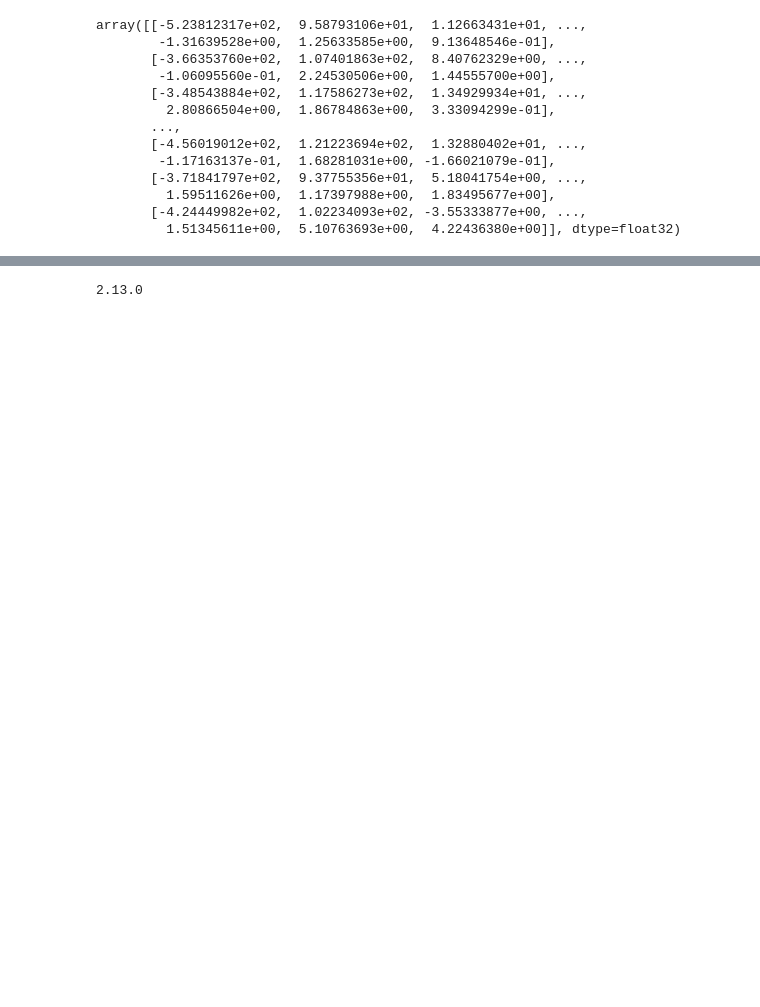
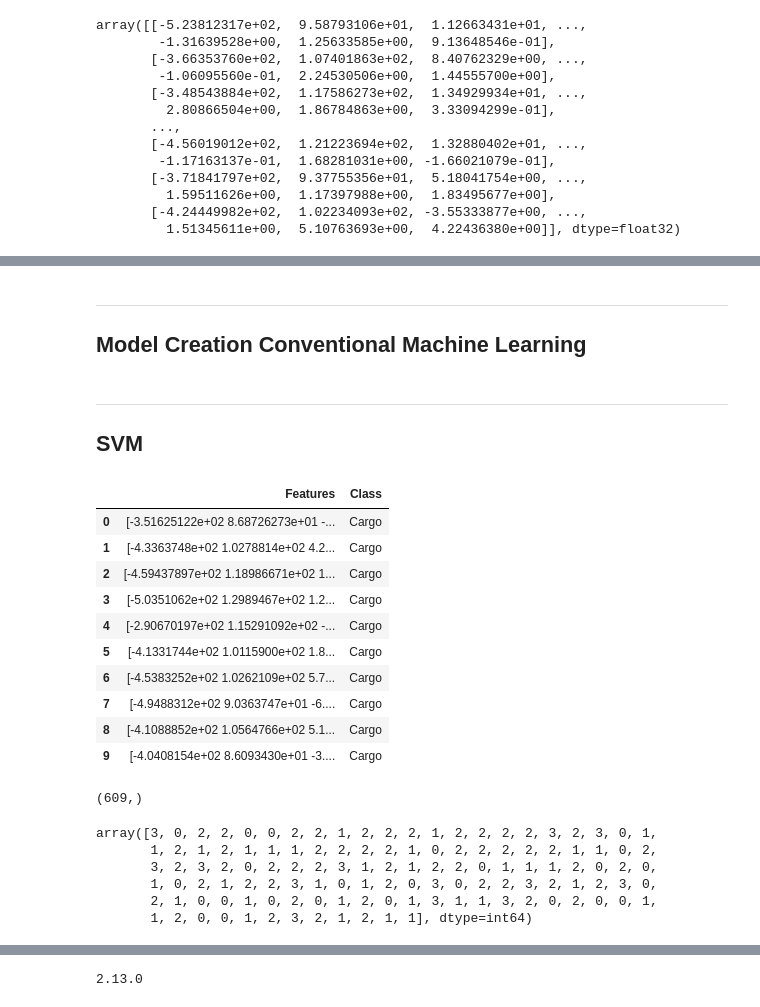
Before and after one commit to hasnaynajmal/oceanvue.buic, a Jupyter notebook: data-preprocessng-sample/data.ipynb, the cells around one changed output, grey strips where cells are left out. Drawn from its saved outputs; the diff is of its cells as text; code cells hidden in the pictures; blank space fills up the shorter version.

Commit message:
Models added: SVM, Decision Tree, ANN

```diff
--- a/data-preprocessng-sample/data.ipynb
+++ b/data-preprocessng-sample/data.ipynb
@@ -173,0 +218,9 @@ Note: you may need to restart the kernel to use updated packages.
+# %% [markdown]
+--------------------------
+Model Creation
+Conventional Machine Learning
+--------------------------
+# %% [markdown]
+----------
+SVM
+----------
@@ -173,0 +229,16 @@ Note: you may need to restart the kernel to use updated packages.
+# %%
+df_new = pd.read_csv(r'extracted_features.csv')
+
+df_new.head(10)
+# %% [output]
+|  | Features | Class |
+| 0 | [-3.51625122e+02 8.68726273e+01 -... | Cargo |
+| 1 | [-4.3363748e+02 1.0278814e+02 4.2... | Cargo |
+| 2 | [-4.59437897e+02 1.18986671e+02 1... | Cargo |
+| 3 | [-5.0351062e+02 1.2989467e+02 1.2... | Cargo |
+| 4 | [-2.90670197e+02 1.15291092e+02 -... | Cargo |
+| 5 | [-4.1331744e+02 1.0115900e+02 1.8... | Cargo |
+| 6 | [-4.5383252e+02 1.0262109e+02 5.7... | Cargo |
+| 7 | [-4.9488312e+02 9.0363747e+01 -6.... | Cargo |
+| 8 | [-4.1088852e+02 1.0564766e+02 5.1... | Cargo |
+| 9 | [-4.0408154e+02 8.6093430e+01 -3.... | Cargo |
@@ -173,0 +260,4 @@ Note: you may need to restart the kernel to use updated packages.
+# %%
+y.shape
+# %% [output]
+(609,)
@@ -173,0 +267,9 @@ Note: you may need to restart the kernel to use updated packages.
+# %%
+y_test_indices
+# %% [output]
+array([3, 0, 2, 2, 0, 0, 2, 2, 1, 2, 2, 2, 1, 2, 2, 2, 2, 3, 2, 3, 0, 1,
+       1, 2, 1, 2, 1, 1, 1, 2, 2, 2, 2, 1, 0, 2, 2, 2, 2, 2, 1, 1, 0, 2,
+       3, 2, 3, 2, 0, 2, 2, 2, 3, 1, 2, 1, 2, 2, 0, 1, 1, 1, 2, 0, 2, 0,
+       1, 0, 2, 1, 2, 2, 3, 1, 0, 1, 2, 0, 3, 0, 2, 2, 3, 2, 1, 2, 3, 0,
+       2, 1, 0, 0, 1, 0, 2, 0, 1, 2, 0, 1, 3, 1, 1, 3, 2, 0, 2, 0, 0, 1,
+       1, 2, 0, 0, 1, 2, 3, 2, 1, 2, 1, 1], dtype=int64)
```
Also changed, not shown: parts of 48 cells of this notebook, 5 other files.
